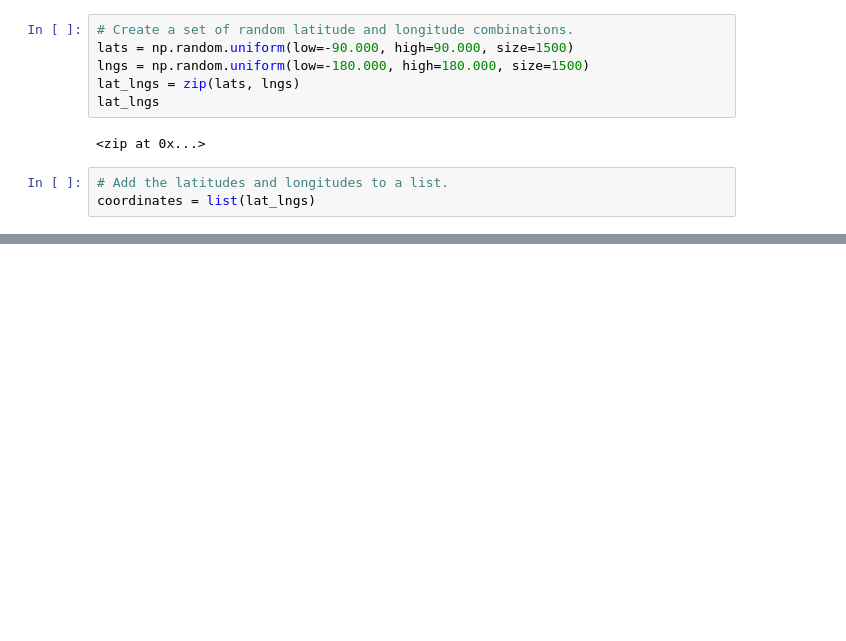
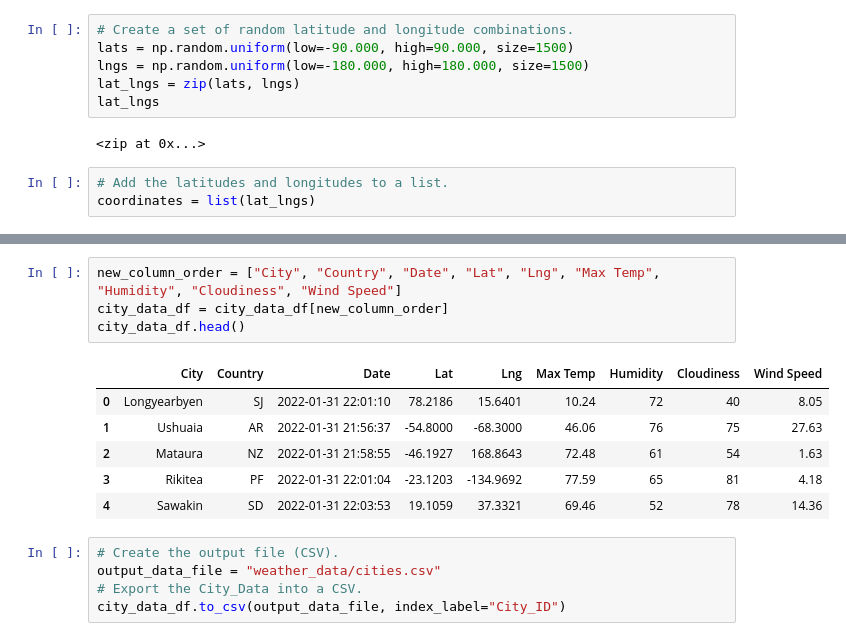
Before and after one commit to akatter/World_Weather_Analysis, a Jupyter notebook: WeatherPy.ipynb, the cells around one changed output, grey strips where cells are left out. Cells and saved outputs as stored; diff of their text form; blank space fills up the shorter version.

```diff
--- a/WeatherPy.ipynb
+++ b/WeatherPy.ipynb
@@ -52,0 +139,16 @@ cities
+# %%
+new_column_order = ["City", "Country", "Date", "Lat", "Lng", "Max Temp", "Humidity", "Cloudiness", "Wind Speed"]
+city_data_df = city_data_df[new_column_order]
+city_data_df.head()
+# %% [output]
+|  | City | Country | Date | Lat | Lng | Max Temp | Humidity | Cloudiness | Wind Speed |
+| 0 | Longyearbyen | SJ | 2022-01-31 22:01:10 | 78.2186 | 15.6401 | 10.24 | 72 | 40 | 8.05 |
+| 1 | Ushuaia | AR | 2022-01-31 21:56:37 | -54.8000 | -68.3000 | 46.06 | 76 | 75 | 27.63 |
+| 2 | Mataura | NZ | 2022-01-31 21:58:55 | -46.1927 | 168.8643 | 72.48 | 61 | 54 | 1.63 |
+| 3 | Rikitea | PF | 2022-01-31 22:01:04 | -23.1203 | -134.9692 | 77.59 | 65 | 81 | 4.18 |
+| 4 | Sawakin | SD | 2022-01-31 22:03:53 | 19.1059 | 37.3321 | 69.46 | 52 | 78 | 14.36 |
+# %%
+# Create the output file (CSV).
+output_data_file = "weather_data/cities.csv"
+# Export the City_Data into a CSV.
+city_data_df.to_csv(output_data_file, index_label="City_ID")
```
Also changed, not shown: parts of 4 cells of this notebook, 1 other file.
